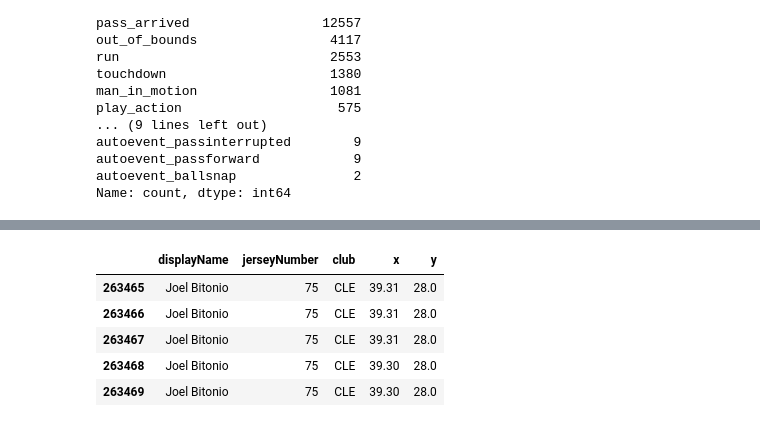
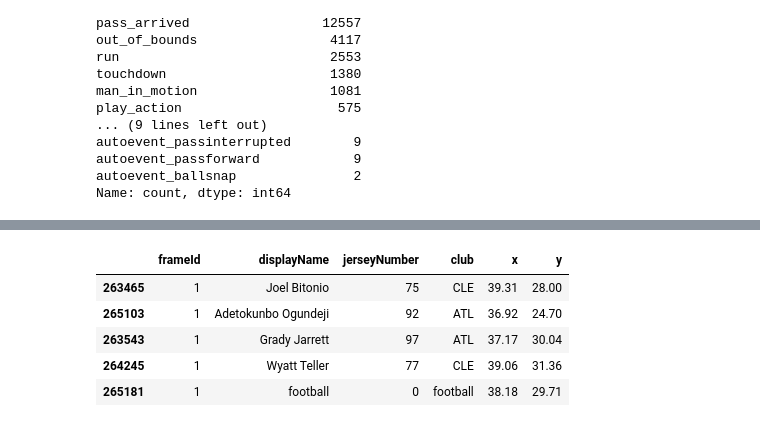
Before and after one commit to SecondHandSushi/NFL_explore_2022, a Jupyter notebook: Exploratory/tracking_week_4_explore.ipynb, the cells around one changed output, grey strips where cells are left out. Saved outputs shown, nothing was run; the diff lists cells and outputs as text; code cells hidden in the pictures.

```diff
--- a/Exploratory/tracking_week_4_explore.ipynb
+++ b/Exploratory/tracking_week_4_explore.ipynb
@@ -95,4 +97,7 @@ autoevent_passinterrupted        9
 autoevent_passforward            9
 autoevent_ballsnap               2
 Name: count, dtype: int64
+# %%
+#reduce the floats to two decimal points
+week_df[['x', 'y', 's', 'a', 'dis']] = week_df[['x', 'y', 's', 'a', 'dis']].round(2)
 # %%
@@ -266,11 +222,12 @@ plt.show()
 # %%
-chubb_run_players_plot=chubb_run_df[['displayName','jerseyNumber','club','x','y']]
-chubb_run_players_plot.head()
+chubb_run_players=chubb_run_df[['frameId','displayName','jerseyNumber','club','x','y']]
+chubb_run_sorted_by_frame_df=chubb_run_players.sort_values('frameId')
+chubb_run_sorted_by_frame_df.head()
 # %% [output]
-|  | displayName | jerseyNumber | club | x | y |
-| 263465 | Joel Bitonio | 75 | CLE | 39.31 | 28.0 |
-| 263466 | Joel Bitonio | 75 | CLE | 39.31 | 28.0 |
-| 263467 | Joel Bitonio | 75 | CLE | 39.31 | 28.0 |
-| 263468 | Joel Bitonio | 75 | CLE | 39.30 | 28.0 |
-| 263469 | Joel Bitonio | 75 | CLE | 39.30 | 28.0 |
+|  | frameId | displayName | jerseyNumber | club | x | y |
+| 263465 | 1 | Joel Bitonio | 75 | CLE | 39.31 | 28.00 |
+| 265103 | 1 | Adetokunbo Ogundeji | 92 | ATL | 36.92 | 24.70 |
+| 263543 | 1 | Grady Jarrett | 97 | ATL | 37.17 | 30.04 |
+| 264245 | 1 | Wyatt Teller | 77 | CLE | 39.06 | 31.36 |
+| 265181 | 1 | football | 0 | football | 38.18 | 29.71 |
 # %%
```
Also changed, not shown: parts of 15 cells of this notebook, 5 other files.
